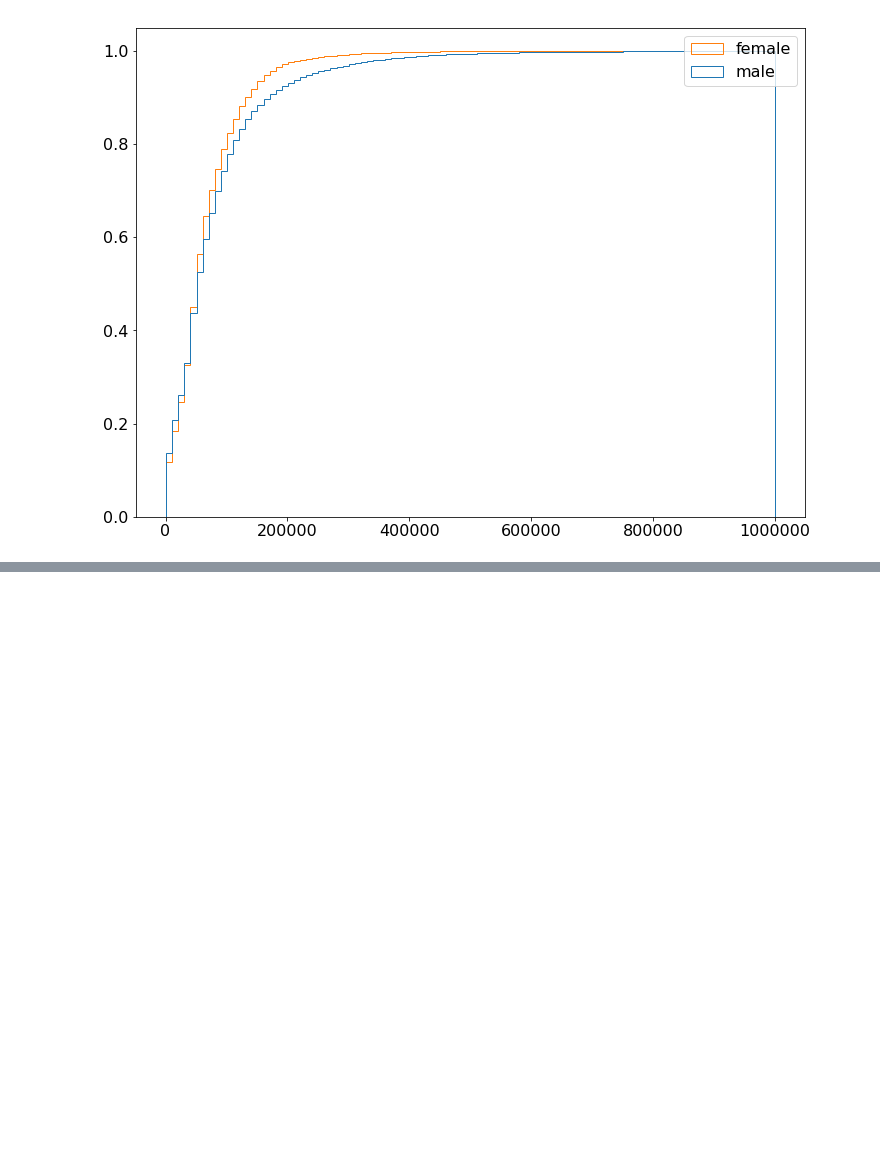
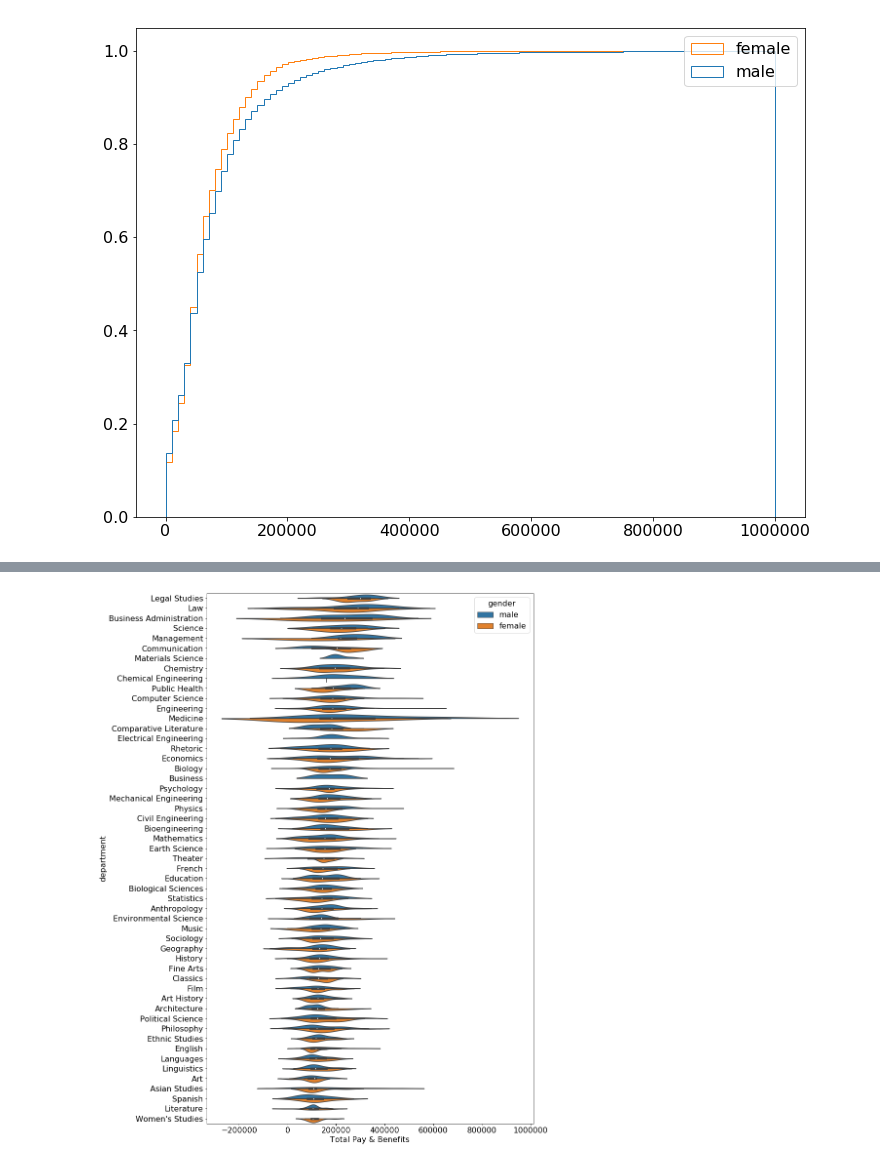
Before and after one commit to sam-dixon/gov_salaries_gap, a Jupyter notebook: playground.ipynb, the cells around one changed output, grey strips where cells are left out. Saved outputs shown, nothing was run; the diff lists cells and outputs as text; code cells hidden in the pictures; blank space fills up the shorter version.

```diff
--- a/playground.ipynb
+++ b/playground.ipynb
@@ -74,0 +170,18 @@ profs
+# %%
+dept_counts = merged['department'].value_counts()
+# %%
+all_dept_data = {}
+for dept in merged['department'].unique():
+    if isinstance(dept, float):
+        continue
+    if dept_counts[dept] < 10:
+        continue
+    dept_data = {}
+    dept_data['mean_female'] = merged[(merged['gender']=='female') & (merged['department']==dept)].mean()['Total Pay & Benefits']
+    dept_data['mean_male'] = merged[(merged['gender']=='male') & (merged['department']==dept)].mean()['Total Pay & Benefits']
+    dept_data['mean'] = merged[(merged['department']==dept) & (merged['gender']!='')].mean()['Total Pay & Benefits']
+    dept_data['median_female'] = merged[(merged['gender']=='female') & (merged['department']==dept)].median()['Total Pay & Benefits']
+    dept_data['median_male'] = merged[(merged['gender']=='male') & (merged['department']==dept)].median()['Total Pay & Benefits']
+    dept_data['median'] = merged[(merged['department']==dept) & (merged['gender']!='')].median()['Total Pay & Benefits']
+    all_dept_data[dept] = dept_data
+dept_df = pd.DataFrame.from_dict(all_dept_data).T
@@ -74,0 +190,5 @@ profs
+# %%
+clean_merged = merged[[dept_counts[dept]>10 if isinstance(dept, str) else False for dept in merged['department']]]
+clean_merged = clean_merged[clean_merged['gender'] != '']
+# %%
+mean_pay = clean_merged.groupby('department').median()['Total Pay & Benefits']
@@ -74,0 +212,10 @@ profs
+# %%
+plt.figure(figsize=(12, 20))
+sns.violinplot(y="department",
+               x="Total Pay & Benefits",
+               hue="gender",
+               data=clean_merged,
+               order=mean_pay.sort_values().index.values[::-1],
+               split=True);
+# %% [output]
+[figure, added]
```
Also changed, not shown: parts of 26 cells of this notebook, 3 other files.
